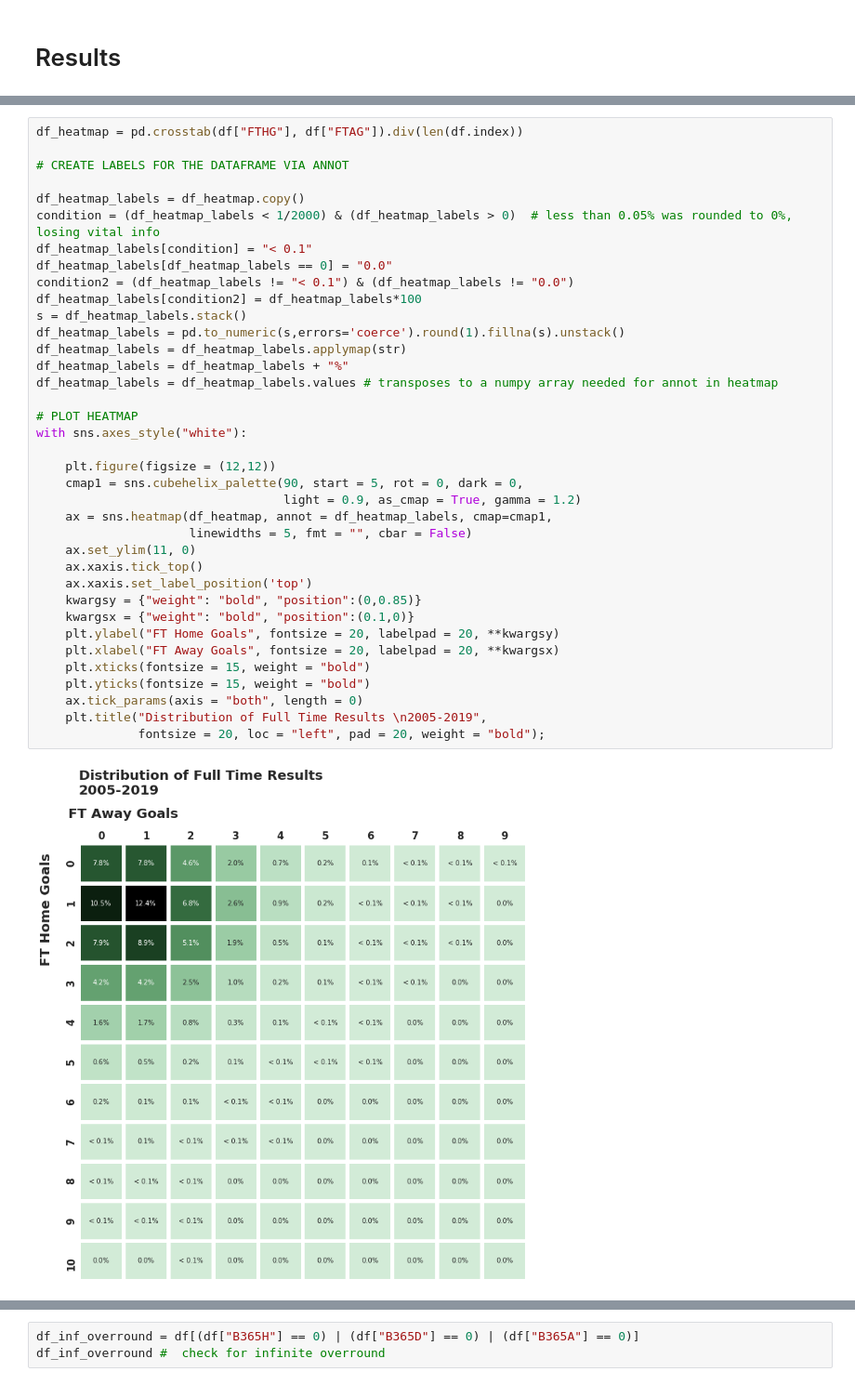
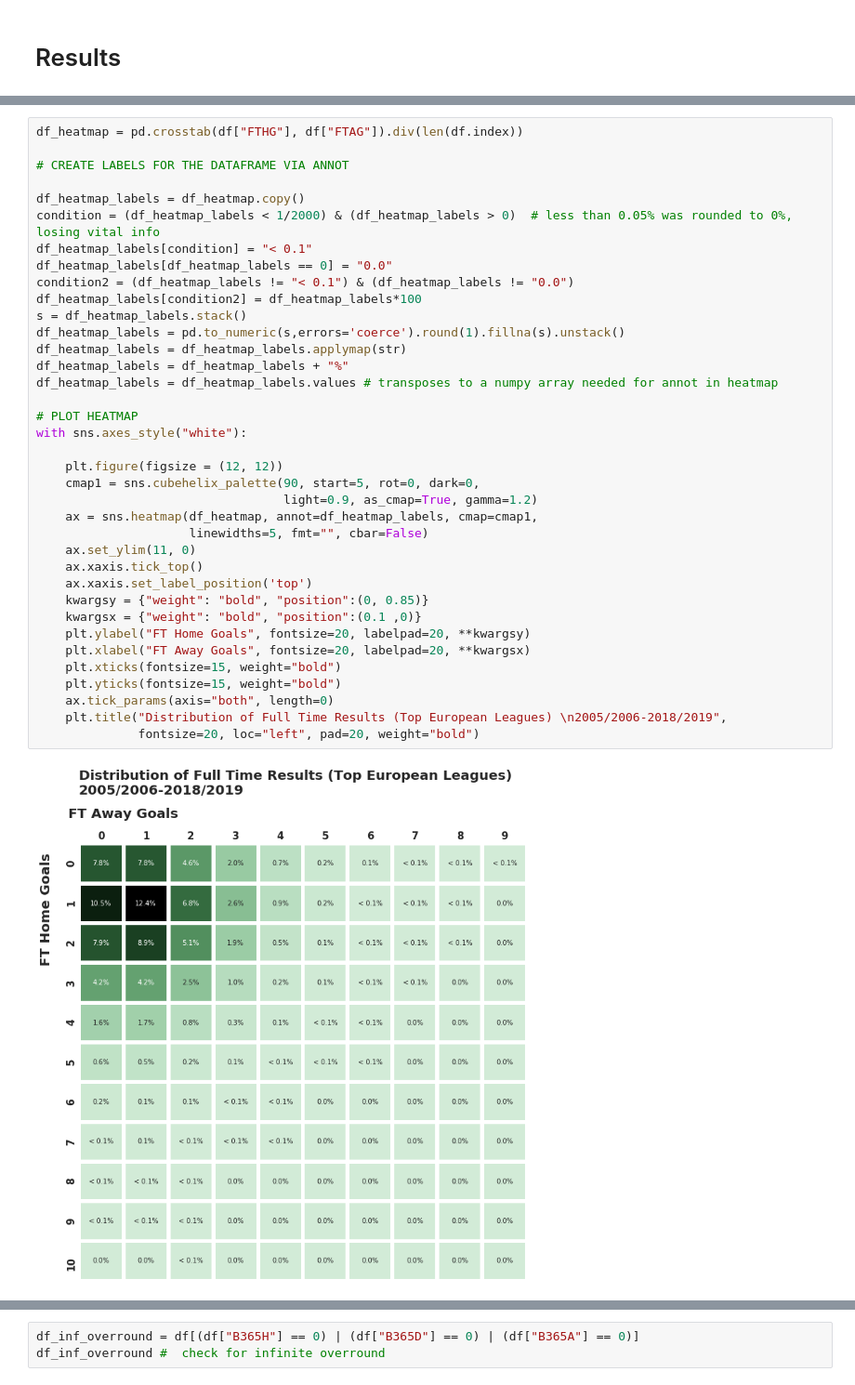
Before and after one commit to Jandrews97/Football-Data-Analysis-Notebook, a Jupyter notebook: Football-Data.co.uk_data.ipynb, the cells around one changed output, grey strips where cells are left out. Shown at 93% size. Drawn from its saved outputs; the diff is of its cells as text.

```diff
--- a/Football-Data.co.uk_data.ipynb
+++ b/Football-Data.co.uk_data.ipynb
@@ -666,40 +712,40 @@ for i,j in enumerate(df_full_time_score["FTS"]):
 # %%
 df_heatmap = pd.crosstab(df["FTHG"], df["FTAG"]).div(len(df.index))
 
 # CREATE LABELS FOR THE DATAFRAME VIA ANNOT
 
 df_heatmap_labels = df_heatmap.copy()
 condition = (df_heatmap_labels < 1/2000) & (df_heatmap_labels > 0)  # less than 0.05% was rounded to 0%, losing vital info
 df_heatmap_labels[condition] = "< 0.1"
 df_heatmap_labels[df_heatmap_labels == 0] = "0.0"
 condition2 = (df_heatmap_labels != "< 0.1") & (df_heatmap_labels != "0.0")
 df_heatmap_labels[condition2] = df_heatmap_labels*100
 s = df_heatmap_labels.stack()
 df_heatmap_labels = pd.to_numeric(s,errors='coerce').round(1).fillna(s).unstack()
 df_heatmap_labels = df_heatmap_labels.applymap(str)
 df_heatmap_labels = df_heatmap_labels + "%"
 df_heatmap_labels = df_heatmap_labels.values # transposes to a numpy array needed for annot in heatmap
 
 # PLOT HEATMAP
 with sns.axes_style("white"):
 
-    plt.figure(figsize = (12,12))
-    cmap1 = sns.cubehelix_palette(90, start = 5, rot = 0, dark = 0,
-                                  light = 0.9, as_cmap = True, gamma = 1.2)
-    ax = sns.heatmap(df_heatmap, annot = df_heatmap_labels, cmap=cmap1,
-                     linewidths = 5, fmt = "", cbar = False)
+    plt.figure(figsize = (12, 12))
+    cmap1 = sns.cubehelix_palette(90, start=5, rot=0, dark=0,
+                                  light=0.9, as_cmap=True, gamma=1.2)
+    ax = sns.heatmap(df_heatmap, annot=df_heatmap_labels, cmap=cmap1,
+                     linewidths=5, fmt="", cbar=False)
     ax.set_ylim(11, 0)
     ax.xaxis.tick_top()
     ax.xaxis.set_label_position('top')
-    kwargsy = {"weight": "bold", "position":(0,0.85)}
-    kwargsx = {"weight": "bold", "position":(0.1,0)}
-    plt.ylabel("FT Home Goals", fontsize = 20, labelpad = 20, **kwargsy)
-    plt.xlabel("FT Away Goals", fontsize = 20, labelpad = 20, **kwargsx)
-    plt.xticks(fontsize = 15, weight = "bold")
-    plt.yticks(fontsize = 15, weight = "bold")
-    ax.tick_params(axis = "both", length = 0)
-    plt.title("Distribution of Full Time Results \n2005-2019",
-              fontsize = 20, loc = "left", pad = 20, weight = "bold");
+    kwargsy = {"weight": "bold", "position":(0, 0.85)}
+    kwargsx = {"weight": "bold", "position":(0.1 ,0)}
+    plt.ylabel("FT Home Goals", fontsize=20, labelpad=20, **kwargsy)
+    plt.xlabel("FT Away Goals", fontsize=20, labelpad=20, **kwargsx)
+    plt.xticks(fontsize=15, weight="bold")
+    plt.yticks(fontsize=15, weight="bold")
+    ax.tick_params(axis="both", length=0)
+    plt.title("Distribution of Full Time Results (Top European Leagues) \n2005/2006-2018/2019",
+              fontsize=20, loc="left", pad=20, weight="bold")
 # %% [output]
-[figure, old version]
+[figure, new version]
 # %% [markdown]
```
Also changed, not shown: parts of 48 cells of this notebook, 5 other files.
